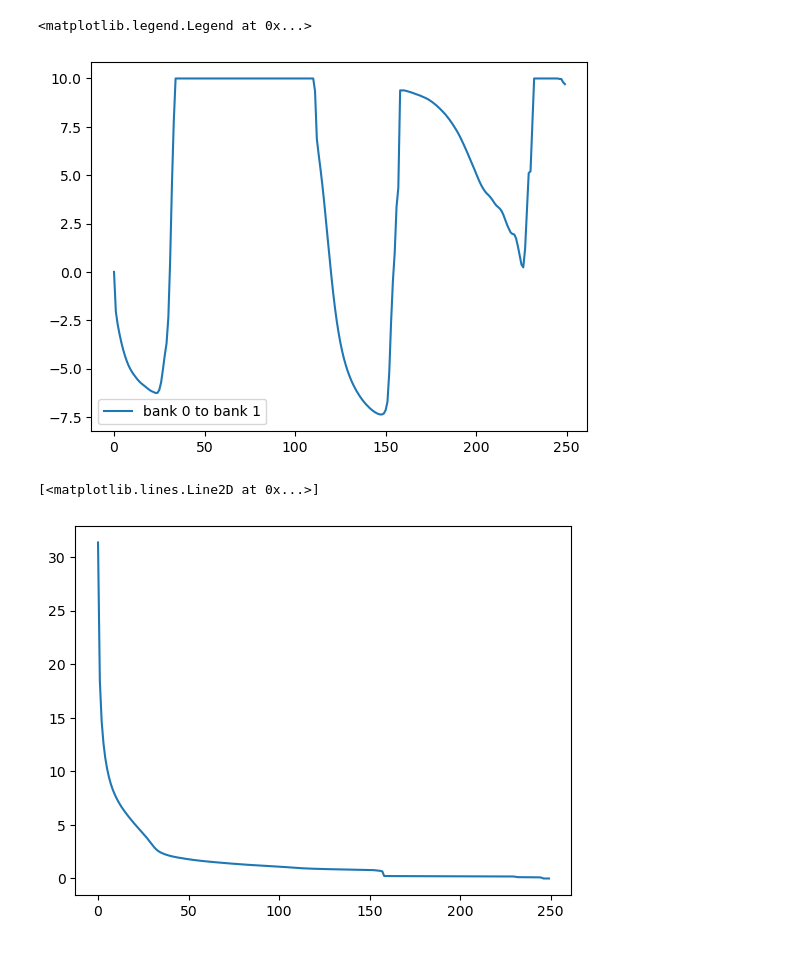
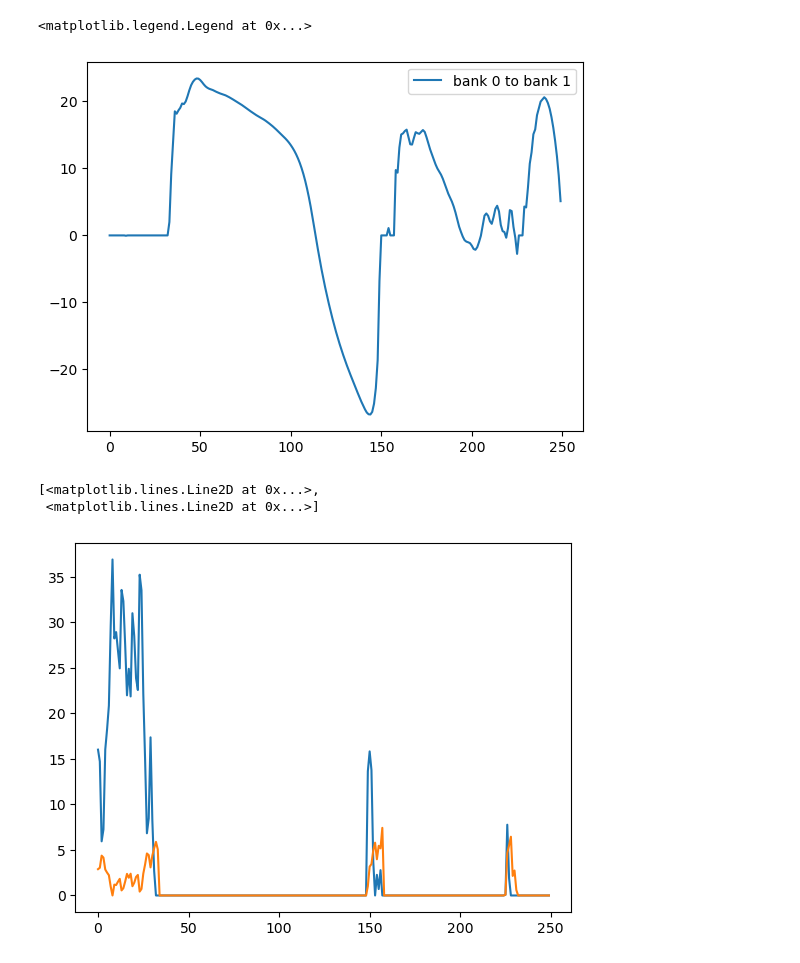
Before and after one commit to zahmed2003/BloodFlow, a Jupyter notebook: decisions/controler_verysmall/control.ipynb, the cells around one changed output. Saved outputs shown, nothing was run; the diff lists cells and outputs as text; code cells hidden in the pictures.

```diff
--- a/decisions/controler_verysmall/control.ipynb
+++ b/decisions/controler_verysmall/control.ipynb
@@ -5,7 +5,7 @@ import cvxpy as cp
 import networkx as nx
 import pandas as pd
 # %%
-data_directory = '../../data/experiment_verysmall/'
+data_directory = '../../data/experiment_small/'
 data = np.load(data_directory + 'network_params/data_network.npy')
 data = np.transpose(data, (1, 2, 0))
 data.shape
@@ -101,9 +122,10 @@ plt.plot(Q_opt[1,0], label = 'bank 0 to bank 1')
 plt.legend()
 # %% [output]
 <matplotlib.legend.Legend at 0x...>
-[figure, old version]
+[figure, new version]
 # %%
-plt.plot(M_opt[1])
+plt.plot(M_opt.T)
 # %% [output]
-[<matplotlib.lines.Line2D at 0x...>]
+[<matplotlib.lines.Line2D at 0x...>,
+ <matplotlib.lines.Line2D at 0x...>]
-[figure, old version]
+[figure, new version]
```
Also changed, not shown: parts of 7 cells of this notebook.
